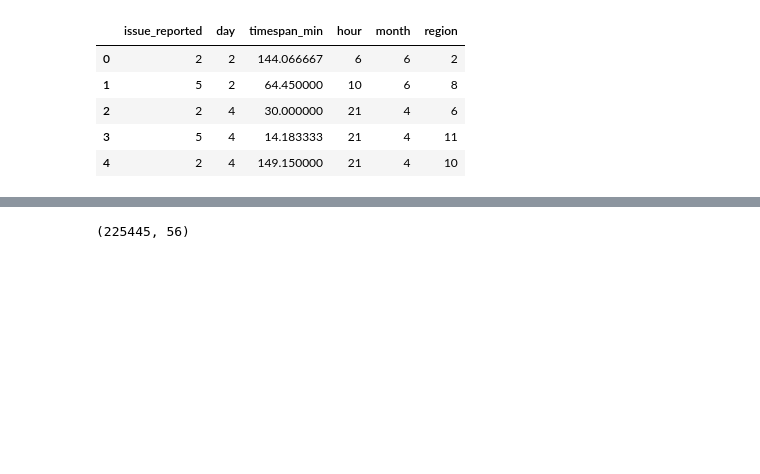
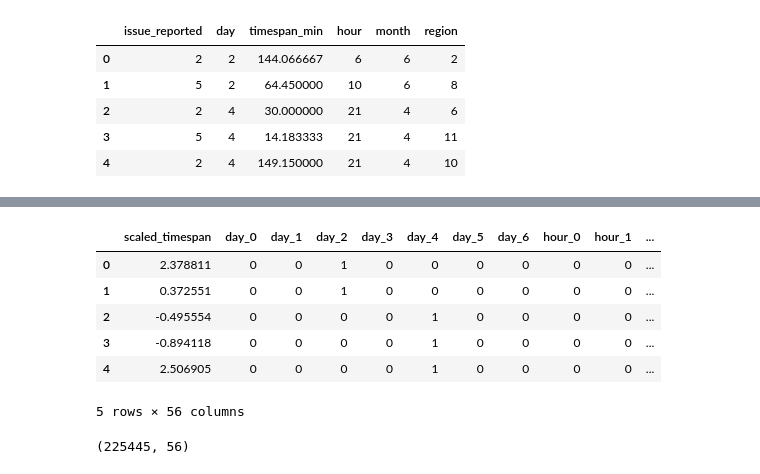
Before and after one commit to tomshields71/Real-Time_Traffic_Incident_Reports, a Jupyter notebook: Traffic_pre-processing_training.ipynb, the cells around one changed output, grey strips where cells are left out. Drawn from its saved outputs; the diff is of its cells as text; code cells hidden in the pictures; blank space fills up the shorter version.

```diff
--- a/Traffic_pre-processing_training.ipynb
+++ b/Traffic_pre-processing_training.ipynb
@@ -266,0 +270,2 @@ df.head()
+# %%
+series = series.reshape(-1,1)
@@ -269 +300,11 @@ dummies = pd.get_dummies(df, columns=['day','hour','month','region'])
+# %%
+dummies.head()
+# %% [output]
+|  | scaled_timespan | day_0 | day_1 | day_2 | day_3 | day_4 | day_5 | day_6 | hour_0 | hour_1 | ... |
+| 0 | 2.378811 | 0 | 0 | 1 | 0 | 0 | 0 | 0 | 0 | 0 | ... |
+| 1 | 0.372551 | 0 | 0 | 1 | 0 | 0 | 0 | 0 | 0 | 0 | ... |
+| 2 | -0.495554 | 0 | 0 | 0 | 0 | 1 | 0 | 0 | 0 | 0 | ... |
+| 3 | -0.894118 | 0 | 0 | 0 | 0 | 1 | 0 | 0 | 0 | 0 | ... |
+| 4 | 2.506905 | 0 | 0 | 0 | 0 | 1 | 0 | 0 | 0 | 0 | ... |
+5 rows × 56 columns
 # %%
```
Also changed, not shown: parts of 37 cells of this notebook.
